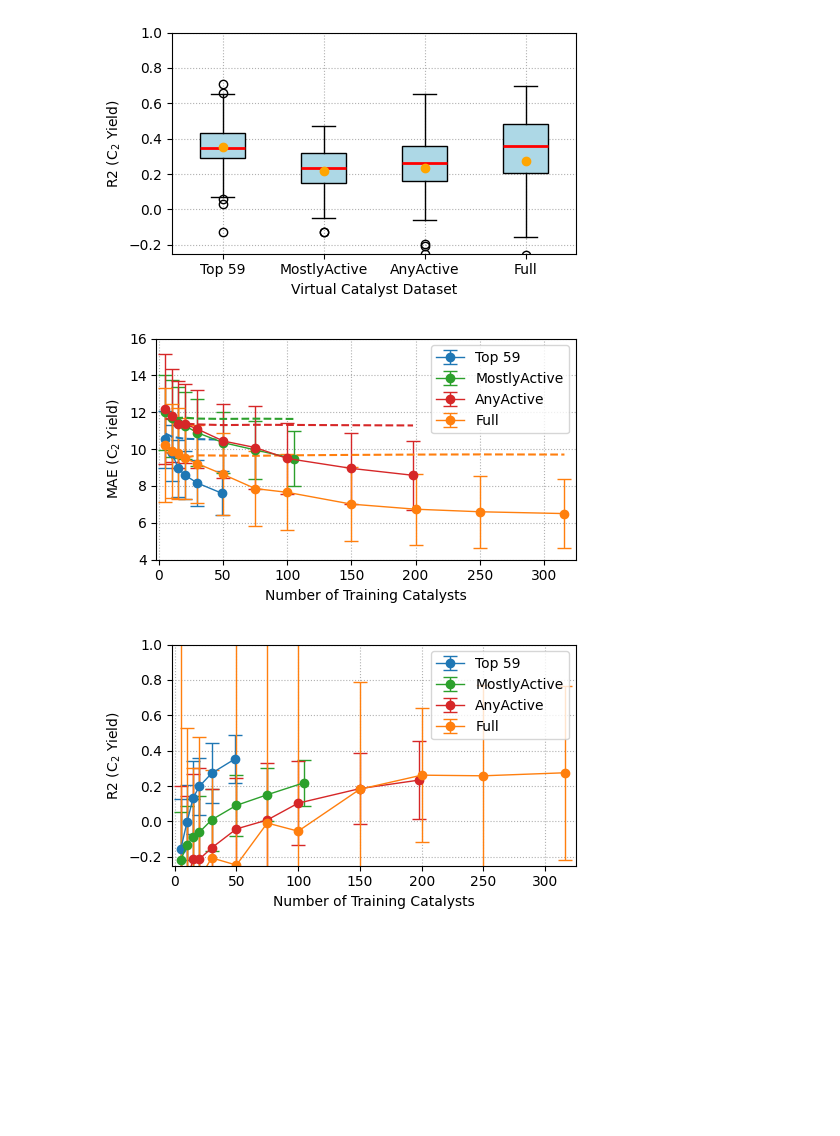
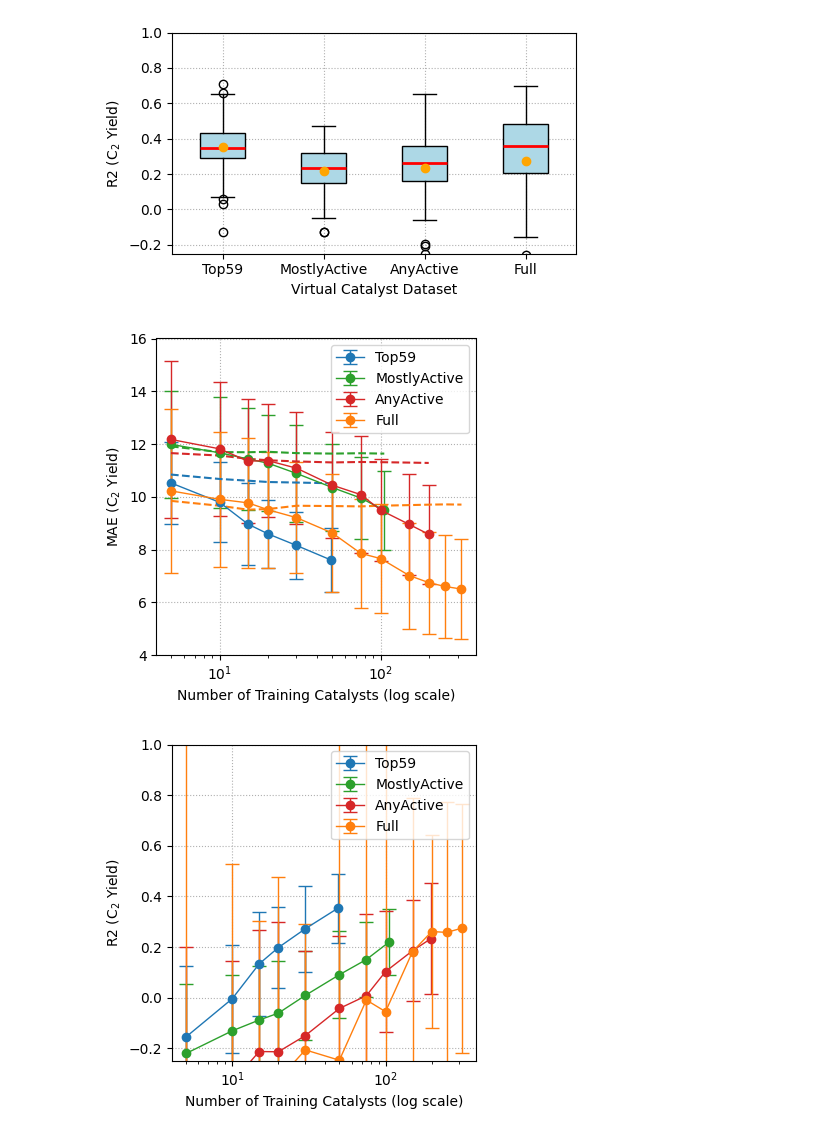
Before and after one commit to PSemnani/CatalystDataMatters, a Jupyter notebook: notebooks/paper_plots.ipynb, the cells around one changed output. Saved outputs shown, nothing was run; the diff lists cells and outputs as text; code cells hidden in the pictures; blank space fills up the shorter version.

Commit message:
update paper plots

```diff
--- a/notebooks/paper_plots.ipynb
+++ b/notebooks/paper_plots.ipynb
@@ -1682,7 +1682,7 @@ plot_ranking_comparison_top_3(
 # Virtual catalyst
 # %%
 # make boxplot comparing distribution of MAE for the three different data sets of virtual catalysts
-sets = {"Top 59": "top59catalysts", "MostlyActive": "catalyst50percent", "AnyActive": "catalyst100percent", "Full": "original_temp_filtered"}
+sets = {"Top59": "top59", "MostlyActive": "mostly_active", "AnyActive": "any_active", "Full": "full"}
 mae_data = []
 labels =[]
 for label, fs in sets.items():
@@ -1748,7 +1748,7 @@ plt.show()
 # %%
 # compute mean predictors for the 100 seeds for the four different virtual catalyst datasets and store results in a csv file
 results = []
-sets = {"top 59": "top59catalysts", "MostlyActive": "catalyst50percent", "AnyActive": "catalyst100percent", "full": "original_temp_filtered"}
+sets = {"top 59": "top59", "MostlyActive": "mostly_active", "AnyActive": "any_active", "full": "full"}
 n_train_per_set = {
     "top 59": [5, 10, 15, 20, 30, 49],
     "MostlyActive": [5, 10, 15, 20, 30, 50, 75, 105],
@@ -1798,52 +1798,53 @@ for label, fs in sets.items():
         mean_predictor_df = pd.DataFrame(np.array(res).reshape(-1, 4), columns=["n_train_catalysts", "seed", "mean_train_yield", "test_mae"])
         mean_predictor_df.to_csv(res_path, index=False)
 # %%
-def plot_virt_learning_curve(measure="mae", ylim=(0, 20), sets={"full": "original_temp_filtered", "top 59": "top59catalysts"}):
+def plot_virt_learning_curve(measure="mae", ylim=(0, 20), sets={"Full": "full", "Top59": "top59"}):
     dfs = {}
     for label, fs in sets.items():
         dfs[label] = pd.read_csv(f"../experiments/virtual_cat/{fs}/training_results.csv")
         if measure == "mae":
             dfs[label]["test_mae"] *= 100 # convert to percentage
     colors = {
-        "Top 59": COLORS[0],
+        "Top59": COLORS[0],
         "Full": COLORS[1],
         "MostlyActive": COLORS[2],
         "AnyActive": COLORS[3],
     }
-    plt.figure(figsize=(5, 3))
+    plt.figure(figsize=(4, 4))
     marker = 'o'
     linestyle = '-' # solid line for all
     for key, df in dfs.items():
         res = df.groupby(["n_train_catalysts"])[f"test_{measure}"].agg(["mean", "std"]).reset_index()
         # print(res)
         plt.errorbar(res["n_train_catalysts"], res["mean"], yerr=res["std"], label=key, capsize=5, marker=marker, linestyle=linestyle, color=colors[key], linewidth=1)
     if measure == "mae":
         # plot mean predictors for each set using a dashed line plots for the mean (no error bars and markers)
         for label, fs in sets.items():
             mean_pred_df = pd.read_csv(f"../experiments/virtual_cat/{fs}/mean_predictor_results.csv")
             mean_res = mean_pred_df.groupby(["n_train_catalysts"])["test_mae"].agg(["mean", "std"]).reset_index()
             plt.plot(mean_res["n_train_catalysts"], mean_res["mean"], linestyle='--', color=colors[label], linewidth=1.5)
-    plt.xlabel("Number of Training Catalysts")
+    plt.xlabel("Number of Training Catalysts (log scale)")
     plt.ylabel(f"{measure.upper()} (C$_2$ Yield)")
     plt.grid(True, linestyle=':')
     plt.ylim(ylim)
-    plt.xlim(-2, 325)
+    #plt.xlim(-2, 325)
+    plt.xscale("log")
     plt.legend(loc="upper right")
     plt.tight_layout()
     # store figure
     def _fm(s):
         return s.replace(" ", "_").lower()
     if store_figures:
         plt.savefig(
             figures_root /
             f"virtual_catalyst_learning_curve_{_fm(measure)}.png"
         )
     # show figure
     plt.show()
 
-sets = {"Top 59": "top59catalysts", "MostlyActive": "catalyst50percent", "AnyActive": "catalyst100percent", "Full": "original_temp_filtered"}
+sets = {"Top59": "top59", "MostlyActive": "mostly_active", "AnyActive": "any_active", "Full": "full"}
 plot_virt_learning_curve(measure="mae", ylim=(4, 16), sets=sets)
 plot_virt_learning_curve(measure="r2", ylim=(-0.25, 1.0), sets=sets)
 # %% [output]
-[figure, old version]
+[figure, new version]
-[figure, old version]
+[figure, new version]
```
